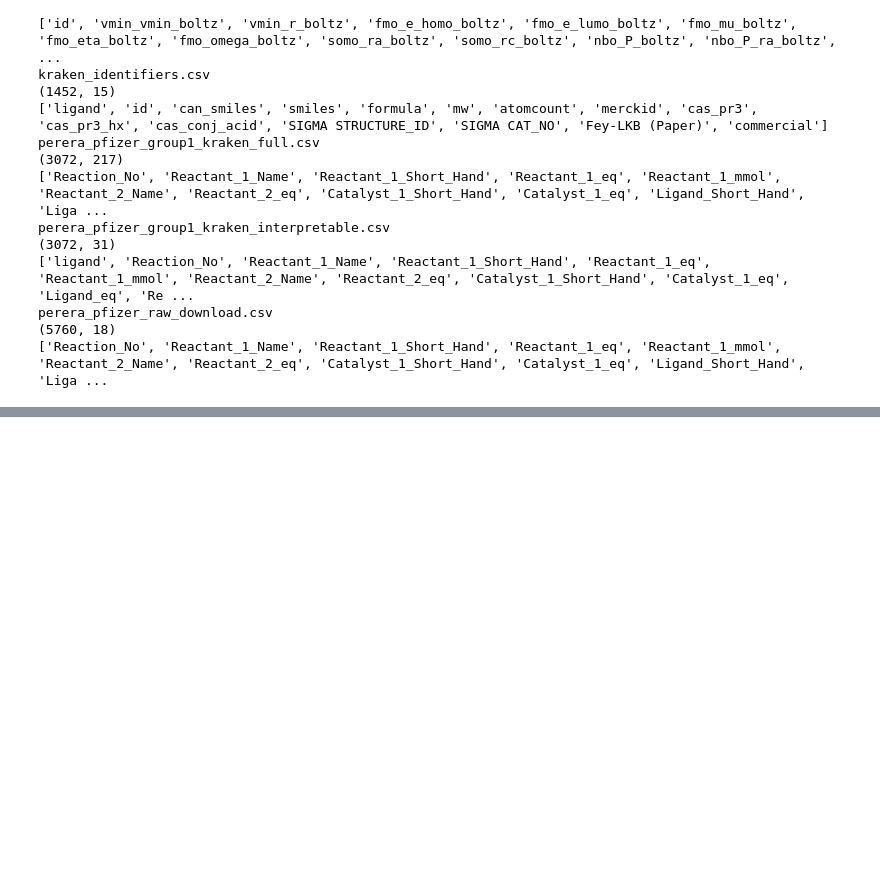
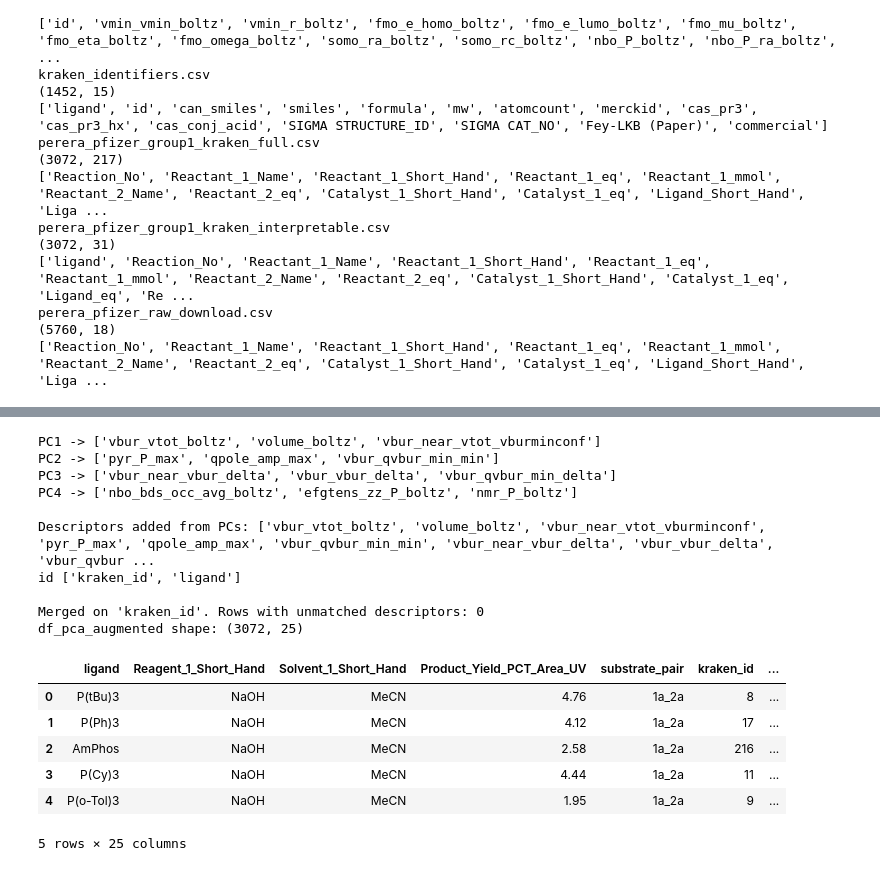
Before and after one commit to koandgo/BO-basics, a Jupyter notebook: self_model.ipynb, the cells around one changed output, grey strips where cells are left out. Cells and saved outputs as stored; diff of their text form; code cells hidden in the pictures; blank space fills up the shorter version.

```diff
--- a/self_model.ipynb
+++ b/self_model.ipynb
@@ -392,0 +166,11 @@ MRMR feature matrix: (3072, 20)
+# %%
+# ---- Rank feature contributions for any PC ----
+def rank_loadings(pc, n=None, by_abs=True):
+    """Return descriptors ranked by their loading on `pc` (e.g. 'PC1')."""
+    s = loadings[pc]
+    order = s.abs().sort_values(ascending=False) if by_abs else s.sort_values(ascending=False)
+    out = pd.DataFrame({"loading": s.loc[order.index], "abs_loading": s.loc[order.index].abs()})
+    return out.head(n) if n else out
+
+# Example: top 10 contributors to PC1
+rank_loadings("PC1", 10)
@@ -392,0 +189,54 @@ MRMR feature matrix: (3072, 20)
+# %%
+# ---- Top-3 descriptors from each of PC1..PC4 -> merge onto the interpretable / one-hot table ----
+TOP_K = 3
+TOP_PCS = ["PC1", "PC2", "PC3", "PC4"]
+
+top_desc_per_pc = {pc: rank_loadings(pc, TOP_K).index.tolist() for pc in TOP_PCS}
+for pc, cols in top_desc_per_pc.items():
+    print(pc, "->", cols)
+
+# De-duplicated, order-preserving list of the raw descriptor columns to add
+pc_top_features = list(dict.fromkeys(c for cols in top_desc_per_pc.values() for c in cols))
+print("\nDescriptors added from PCs:", pc_top_features)
+
+# Per-ligand lookup table of just those descriptors, keyed by kraken id
+desc_lookup = df_desc[[DESC_ID_COL] + pc_top_features].copy()
+
+# Choose the base table to augment. Prefer df_onehot_ligand if you've already built it;
+# otherwise fall back to df_interp. Both are keyed to a ligand via kraken id.
+base_df = df_onehot_ligand.copy() if "df_onehot_ligand" in dir() else df_interp.copy()
+
+# Figure out which column in base_df holds the kraken ligand id.
+id_candidates = [c for c in ("kraken_id", "id", "ligand") if c in base_df.columns]
+if not id_candidates:
+    raise KeyError("No kraken id column ('kraken_id'/'id'/'ligand') found in base_df to merge on.")
+BASE_ID_COL = id_candidates[0]
+print("id", id_candidates)
+df_pca_augmented = base_df.merge(
+    desc_lookup, how="left", left_on=BASE_ID_COL, right_on=DESC_ID_COL,
+)
+if DESC_ID_COL != BASE_ID_COL and DESC_ID_COL in df_pca_augmented.columns:
+    df_pca_augmented = df_pca_augmented.drop(columns=[DESC_ID_COL])
+
+missing = df_pca_augmented[pc_top_features].isna().any(axis=1).sum()
+print(f"\nMerged on '{BASE_ID_COL}'. Rows with unmatched descriptors: {missing}")
+print("df_pca_augmented shape:", df_pca_augmented.shape)
+df_pca_augmented.head()
+# %% [output]
+PC1 -> ['vbur_vtot_boltz', 'volume_boltz', 'vbur_near_vtot_vburminconf']
+PC2 -> ['pyr_P_max', 'qpole_amp_max', 'vbur_qvbur_min_min']
+PC3 -> ['vbur_near_vbur_delta', 'vbur_vbur_delta', 'vbur_qvbur_min_delta']
+PC4 -> ['nbo_bds_occ_avg_boltz', 'efgtens_zz_P_boltz', 'nmr_P_boltz']
+
+Descriptors added from PCs: ['vbur_vtot_boltz', 'volume_boltz', 'vbur_near_vtot_vburminconf', 'pyr_P_max', 'qpole_amp_max', 'vbur_qvbur_min_min', 'vbur_near_vbur_delta', 'vbur_vbur_delta', 'vbur_qvbur ...
+id ['kraken_id', 'ligand']
+
+Merged on 'kraken_id'. Rows with unmatched descriptors: 0
+df_pca_augmented shape: (3072, 25)
+|  | ligand | Reagent_1_Short_Hand | Solvent_1_Short_Hand | Product_Yield_PCT_Area_UV | substrate_pair | kraken_id | ... |
+| 0 | P(tBu)3 | NaOH | MeCN | 4.76 | 1a_2a | 8 | ... |
+| 1 | P(Ph)3 | NaOH | MeCN | 4.12 | 1a_2a | 17 | ... |
+| 2 | AmPhos | NaOH | MeCN | 2.58 | 1a_2a | 216 | ... |
+| 3 | P(Cy)3 | NaOH | MeCN | 4.44 | 1a_2a | 11 | ... |
+| 4 | P(o-Tol)3 | NaOH | MeCN | 1.95 | 1a_2a | 9 | ... |
+5 rows × 25 columns
```
Also changed, not shown: parts of 18 cells of this notebook, 1 other file.
